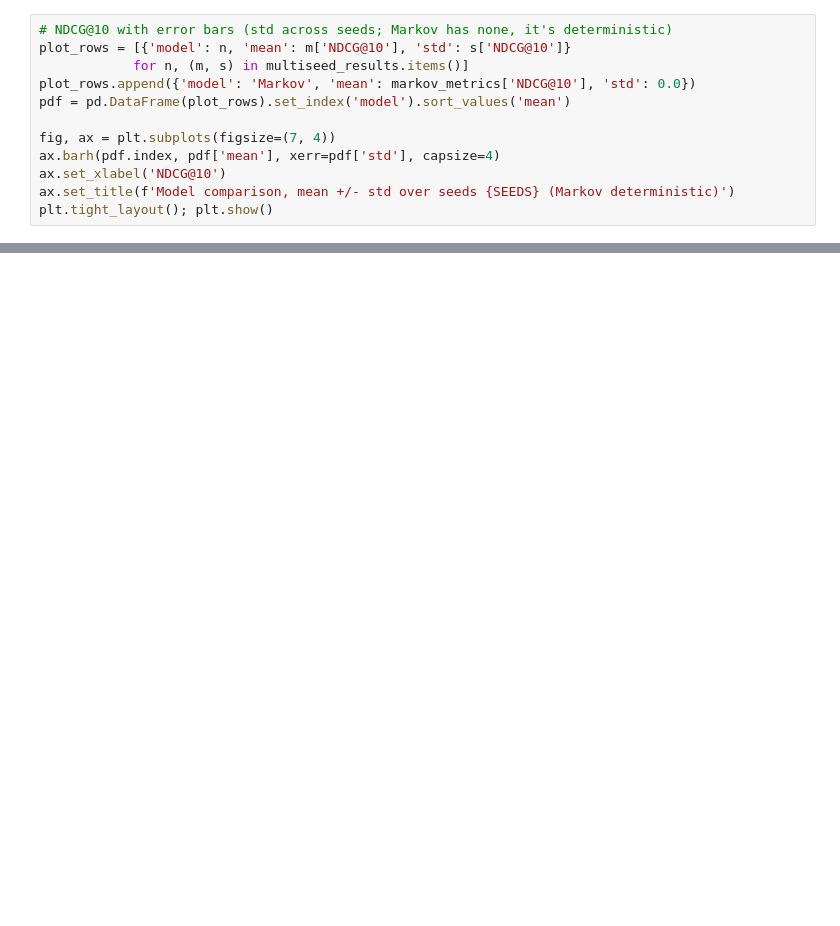
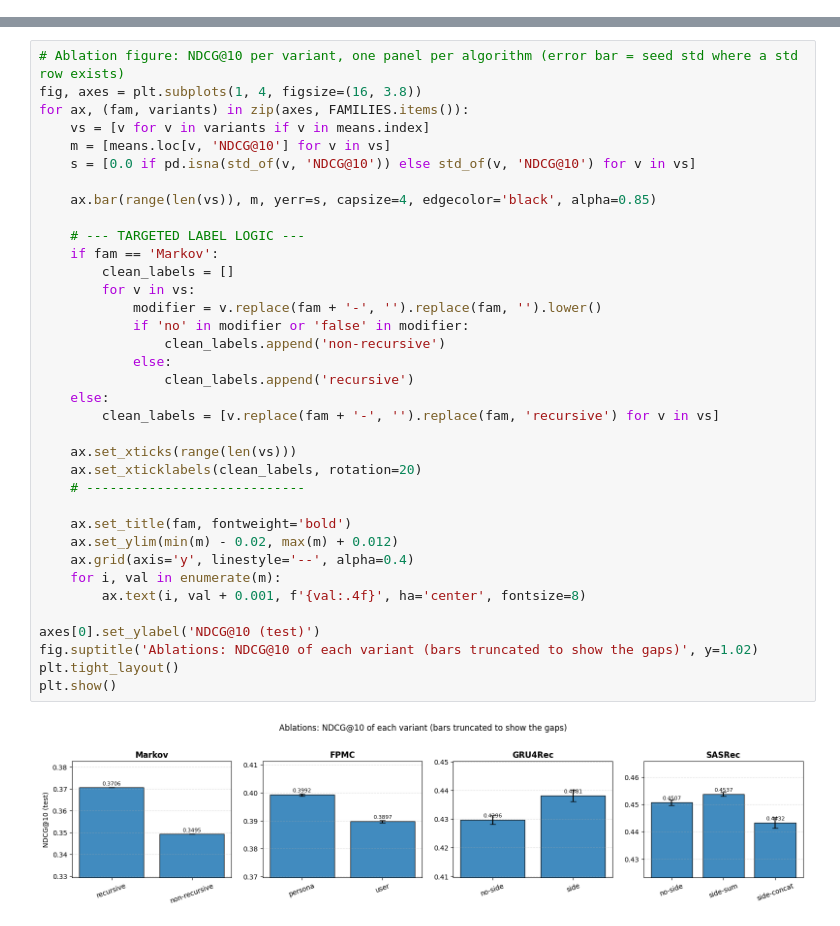
Before and after one commit to itzameenz/SC4020-PROJECT1, a Jupyter notebook: notebooks/07_comparison.ipynb, the cells around one changed output, grey strips where cells are left out. Cells and saved outputs as stored; diff of their text form; blank space fills up the shorter version.

Commit message:
updated comparison notebook

```diff
--- a/notebooks/07_comparison.ipynb
+++ b/notebooks/07_comparison.ipynb
@@ -256,12 +0,0 @@ Neural models beat Markov by about 0.013–0.015. That's a small but real edge.
-# %%
-# NDCG@10 with error bars (std across seeds; Markov has none, it's deterministic)
-plot_rows = [{'model': n, 'mean': m['NDCG@10'], 'std': s['NDCG@10']}
-            for n, (m, s) in multiseed_results.items()]
-plot_rows.append({'model': 'Markov', 'mean': markov_metrics['NDCG@10'], 'std': 0.0})
-pdf = pd.DataFrame(plot_rows).set_index('model').sort_values('mean')
-
-fig, ax = plt.subplots(figsize=(7, 4))
-ax.barh(pdf.index, pdf['mean'], xerr=pdf['std'], capsize=4)
-ax.set_xlabel('NDCG@10')
-ax.set_title(f'Model comparison, mean +/- std over seeds {SEEDS} (Markov deterministic)')
-plt.tight_layout(); plt.show()
@@ -578,0 +180,38 @@ Bootstrap resampling of the test set shows SASRec's advantage over GRU4Rec is co
+# %%
+# Ablation figure: NDCG@10 per variant, one panel per algorithm (error bar = seed std where a std row exists)
+fig, axes = plt.subplots(1, 4, figsize=(16, 3.8))
+for ax, (fam, variants) in zip(axes, FAMILIES.items()):
+    vs = [v for v in variants if v in means.index]
+    m = [means.loc[v, 'NDCG@10'] for v in vs]
+    s = [0.0 if pd.isna(std_of(v, 'NDCG@10')) else std_of(v, 'NDCG@10') for v in vs]
+
+    ax.bar(range(len(vs)), m, yerr=s, capsize=4, edgecolor='black', alpha=0.85)
+
+    # --- TARGETED LABEL LOGIC ---
+    if fam == 'Markov':
+        clean_labels = []
+        for v in vs:
+            modifier = v.replace(fam + '-', '').replace(fam, '').lower()
+            if 'no' in modifier or 'false' in modifier:
+                clean_labels.append('non-recursive')
+            else:
+                clean_labels.append('recursive')
+    else:
+        clean_labels = [v.replace(fam + '-', '').replace(fam, 'recursive') for v in vs]
+
+    ax.set_xticks(range(len(vs)))
+    ax.set_xticklabels(clean_labels, rotation=20)
+    # ----------------------------
+
+    ax.set_title(fam, fontweight='bold')
+    ax.set_ylim(min(m) - 0.02, max(m) + 0.012)
+    ax.grid(axis='y', linestyle='--', alpha=0.4)
+    for i, val in enumerate(m):
+        ax.text(i, val + 0.001, f'{val:.4f}', ha='center', fontsize=8)
+
+axes[0].set_ylabel('NDCG@10 (test)')
+fig.suptitle('Ablations: NDCG@10 of each variant (bars truncated to show the gaps)', y=1.02)
+plt.tight_layout()
+plt.show()
+# %% [output]
+[figure, added]
```
Also changed, not shown: parts of 68 cells of this notebook, 4 other files.
